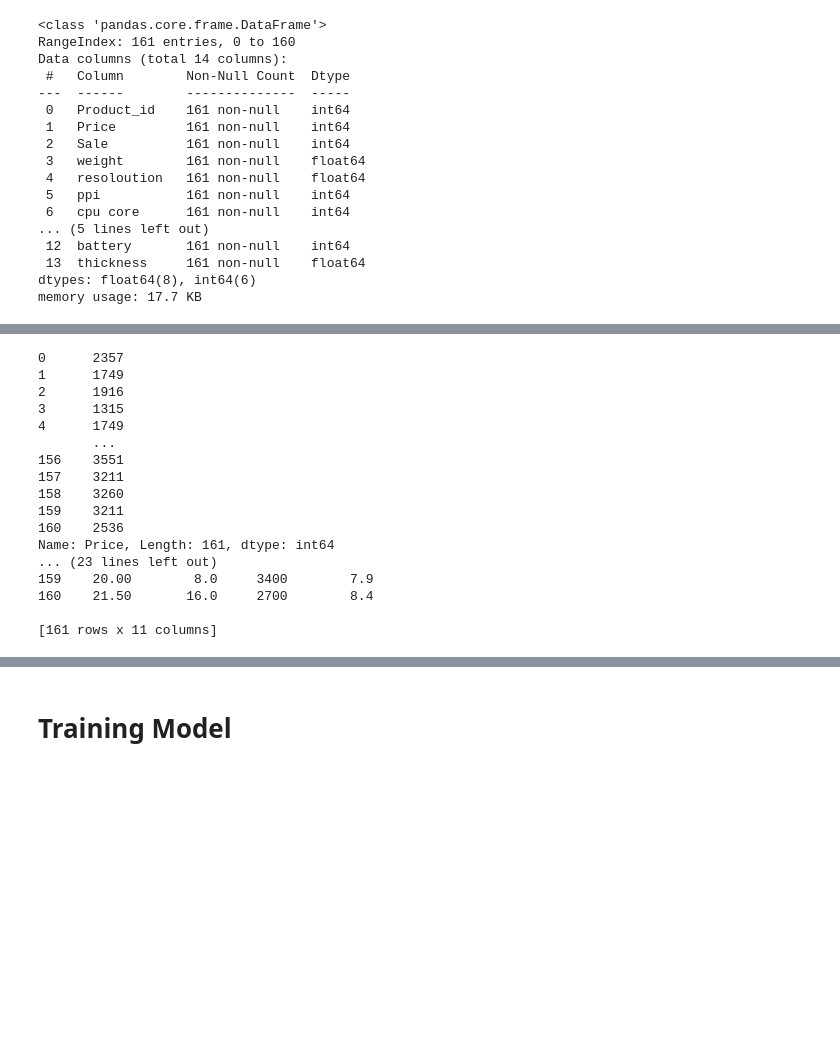
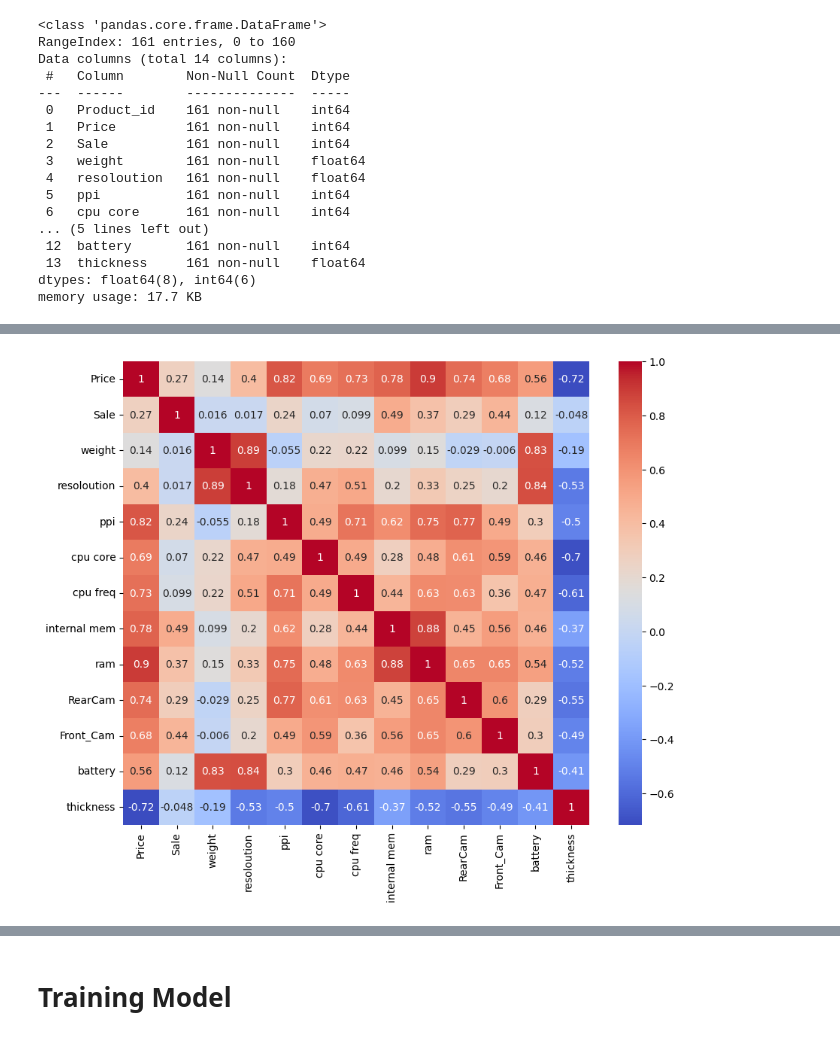
Before and after one commit to Mwangi-dan/linear_regression_model, a Jupyter notebook: summative/linear_regression/cellphone_prediction_multivariate_Linear_regression_Daniel_Ndungu.ipynb, the cells around one changed output, grey strips where cells are left out. Drawn from its saved outputs; the diff is of its cells as text; code cells hidden in the pictures; blank space fills up the shorter version.

```diff
--- a/summative/linear_regression/cellphone_prediction_multivariate_Linear_regression_Daniel_Ndungu.ipynb
+++ b/summative/linear_regression/cellphone_prediction_multivariate_Linear_regression_Daniel_Ndungu.ipynb
@@ -59,28 +59,14 @@ data.describe()
 | 50% | 774.000000 | 2258.000000 | 106.000000 | 153.000000 | 5.150000 | 294.000000 | 4.000000 | 1.400000 | 16.000000 | ... |
 | 75% | 1026.000000 | 2744.000000 | 382.000000 | 170.000000 | 5.500000 | 428.000000 | 8.000000 | 1.875000 | 32.000000 | ... |
 | max | 1339.000000 | 4361.000000 | 9807.000000 | 753.000000 | 12.200000 | 806.000000 | 8.000000 | 2.700000 | 128.000000 | ... |
-# %%
-# Drop unnecessary columns
-X = data.drop(columns=["Product_id", "Price", "Sale"])
-Y = data["Price"]
-
-print(Y)
-print(X)
-# %% [output]
-0      2357
-1      1749
-2      1916
-3      1315
-4      1749
-       ...
-156    3551
-157    3211
-158    3260
-159    3211
-160    2536
-Name: Price, Length: 161, dtype: int64
-... (23 lines left out)
-159    20.00        8.0     3400        7.9
-160    21.50       16.0     2700        8.4
-
-[161 rows x 11 columns]
+# %%
+# Removing unnecessary column product_id
+data.drop('Product_id', axis=1, inplace=True)
+
+# Heatmap
+corr_matrix = data.corr()
+plt.figure(figsize=(10, 8))
+sns.heatmap(corr_matrix, annot=True, cmap='coolwarm')
+plt.show()
+# %% [output]
+[figure, added]
```
Also changed, not shown: parts of 11 cells of this notebook.
